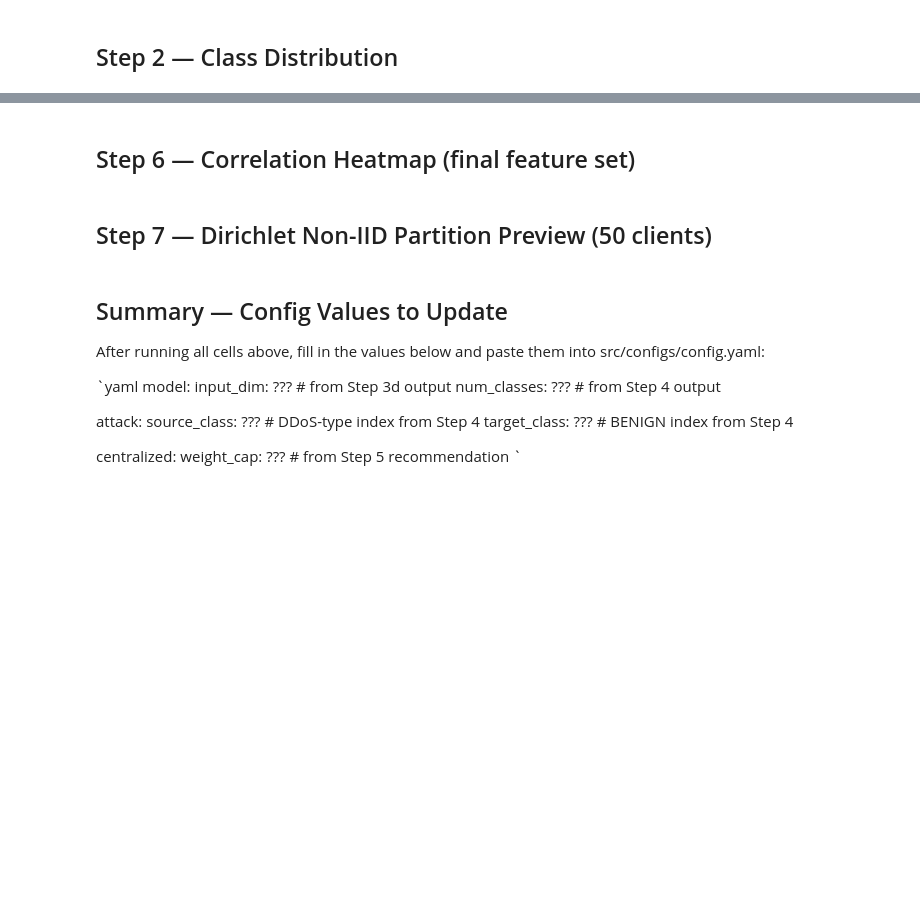
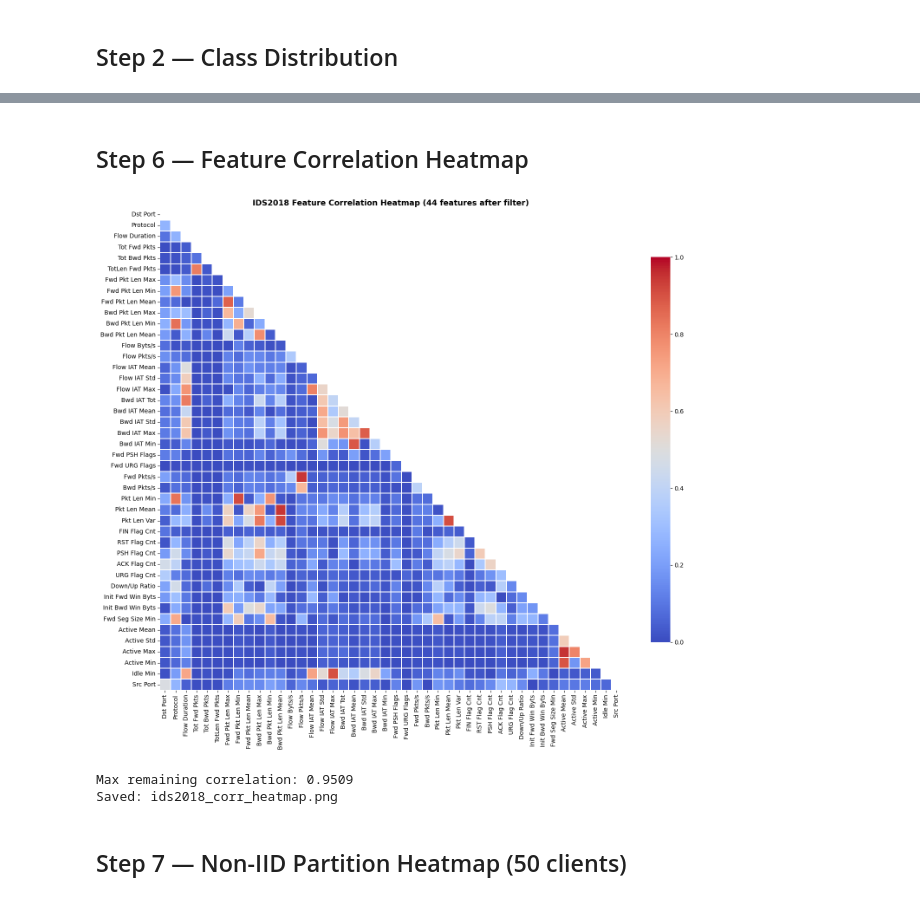
Before and after one commit to aarushjos/FL-IDS-Capstone, a Jupyter notebook: notebooks/08_ids2018_eda.ipynb, the cells around one changed output, grey strips where cells are left out. Drawn from its saved outputs; the diff is of its cells as text; code cells hidden in the pictures; blank space fills up the shorter version.

```diff
--- a/notebooks/08_ids2018_eda.ipynb
+++ b/notebooks/08_ids2018_eda.ipynb
@@ -164,18 +251,27 @@ print(f'>>> Recommended weight_cap = {recommended_cap}')
 # %% [markdown]
-## Step 6 — Correlation Heatmap (final feature set)
+## Step 6 — Feature Correlation Heatmap
 # %%
-# Heatmap on a random sample (full 16M would OOM)
-sample = df_clean[feature_cols_corr].sample(n=min(50_000, len(df_clean)), random_state=42)
-corr_matrix = sample.corr().abs()
+# Use a 50k sample from test set (already scaled) for speed
+rng = np.random.default_rng(42)
+idx = rng.choice(len(X_test), min(50_000, len(X_test)), replace=False)
+sample_df = pd.DataFrame(X_test[idx], columns=feature_cols)
 
-fig, ax = plt.subplots(figsize=(14, 12))
-mask = np.triu(np.ones_like(corr_matrix, dtype=bool))
-sns.heatmap(corr_matrix, mask=mask, ax=ax, cmap='coolwarm',
-            vmin=0, vmax=1, linewidths=0.3)
-ax.set_title(f'IDS2018 Feature Correlation (after filter, {len(feature_cols_corr)} features)')
+corr = sample_df.corr().abs()
+mask = np.triu(np.ones_like(corr, dtype=bool))
+
+fig, ax = plt.subplots(figsize=(15, 13))
+sns.heatmap(corr, mask=mask, ax=ax, cmap='coolwarm', vmin=0, vmax=1,
+            linewidths=0.2, cbar_kws={'shrink': 0.8})
+ax.set_title(f'IDS2018 Feature Correlation Heatmap ({len(feature_cols)} features after filter)',
+             fontsize=13, fontweight='bold')
 plt.tight_layout()
-plt.savefig(ARTIFACTS_DIR / 'plots' / 'ids2018_corr_heatmap.png', dpi=120)
+plt.savefig(PLOTS_DIR / 'ids2018_corr_heatmap.png', dpi=120)
 plt.show()
-print('Max remaining correlation:', corr_matrix.where(~mask).max().max())
+print(f'Max remaining correlation: {corr.where(~mask).max().max():.4f}')
+print('Saved: ids2018_corr_heatmap.png')
+# %% [output]
+[figure, added]
+Max remaining correlation: 0.9509
+Saved: ids2018_corr_heatmap.png
 # %% [markdown]
-## Step 7 — Dirichlet Non-IID Partition Preview (50 clients)
+## Step 7 — Non-IID Partition Heatmap (50 clients)
@@ -211,17 +277,0 @@ plt.show()
-# %% [markdown]
-## Summary — Config Values to Update
-
-After running all cells above, fill in the values below and paste them into src/configs/config.yaml:
-
-`yaml
-model:
-  input_dim: ???        # from Step 3d output
-  num_classes: ???      # from Step 4 output
-
-attack:
-  source_class: ???     # DDoS-type index from Step 4
-  target_class: ???     # BENIGN index from Step 4
-
-centralized:
-  weight_cap: ???       # from Step 5 recommendation
-`
```
Also changed, not shown: parts of 22 cells of this notebook, 10 other files.
